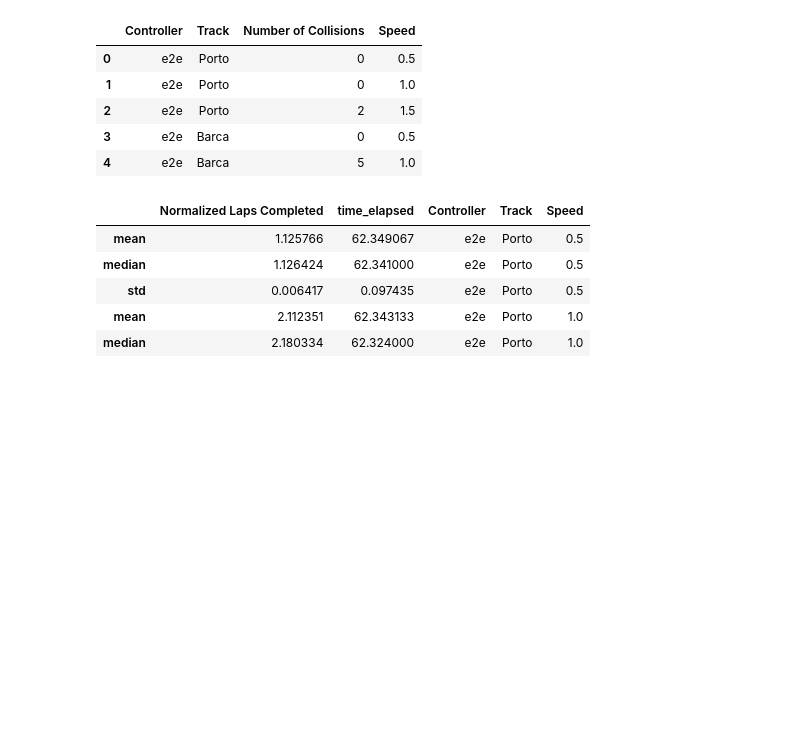
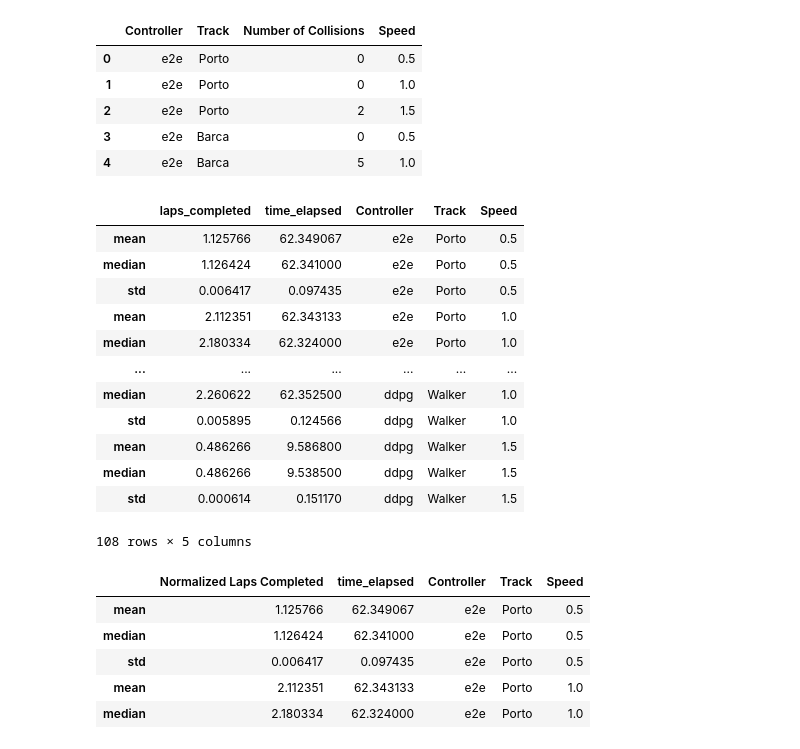
Before and after one commit to pmusau17/Platooning-F1Tenth, a Jupyter notebook: src/race/logs/AggregrateResultsPatrick.ipynb, the cells around one changed output. Drawn from its saved outputs; the diff is of its cells as text; code cells hidden in the pictures; blank space fills up the shorter version.

```diff
--- a/src/race/logs/AggregrateResultsPatrick.ipynb
+++ b/src/race/logs/AggregrateResultsPatrick.ipynb
@@ -191,6 +191,22 @@ collisions.head()
 | 2 | e2e | Porto | 2 | 1.5 |
 | 3 | e2e | Barca | 0 | 0.5 |
 | 4 | e2e | Barca | 5 | 1.0 |
+# %%
+pd.concat(progress_dfs)
+# %% [output]
+|  | laps_completed | time_elapsed | Controller | Track | Speed |
+| mean | 1.125766 | 62.349067 | e2e | Porto | 0.5 |
+| median | 1.126424 | 62.341000 | e2e | Porto | 0.5 |
+| std | 0.006417 | 0.097435 | e2e | Porto | 0.5 |
+| mean | 2.112351 | 62.343133 | e2e | Porto | 1.0 |
+| median | 2.180334 | 62.324000 | e2e | Porto | 1.0 |
+| ... | ... | ... | ... | ... | ... |
+| median | 2.260622 | 62.352500 | ddpg | Walker | 1.0 |
+| std | 0.005895 | 0.124566 | ddpg | Walker | 1.0 |
+| mean | 0.486266 | 9.586800 | ddpg | Walker | 1.5 |
+| median | 0.486266 | 9.538500 | ddpg | Walker | 1.5 |
+| std | 0.000614 | 0.151170 | ddpg | Walker | 1.5 |
+108 rows × 5 columns
 # %%
 progress = pd.concat(progress_dfs).rename(columns={"laps_completed":"Normalized Laps Completed"})
 progress.head()
```
Also changed, not shown: 2 other files.
